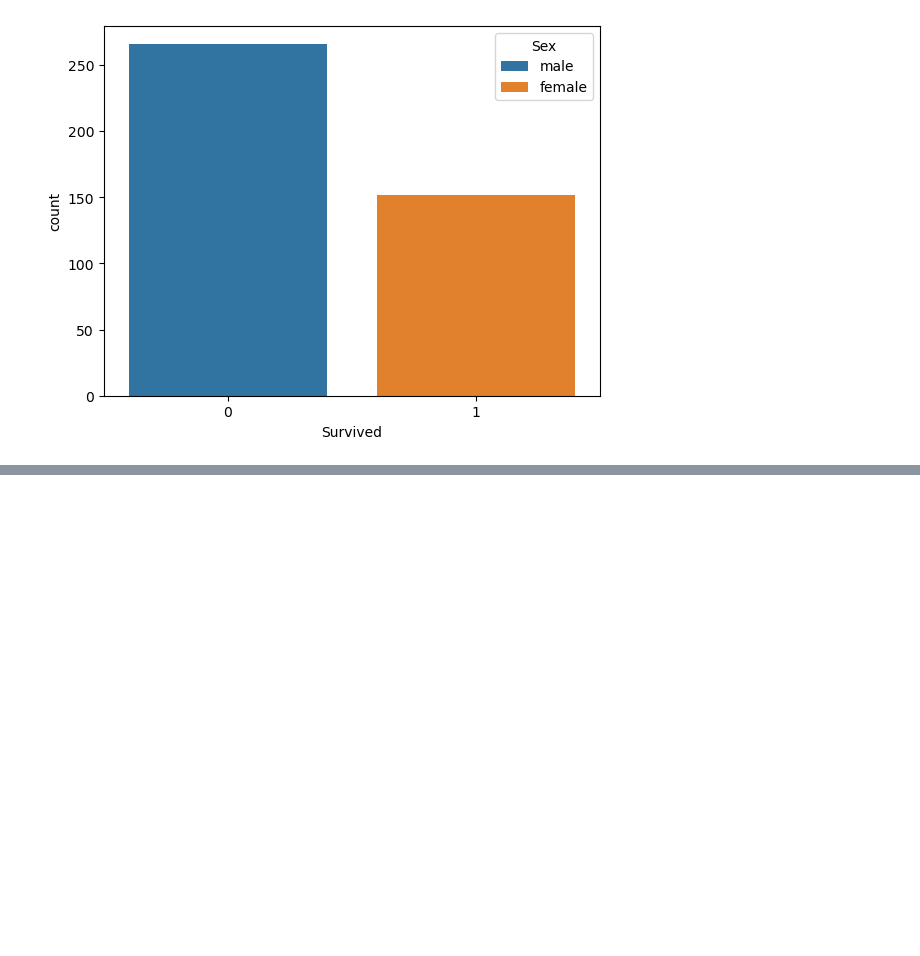
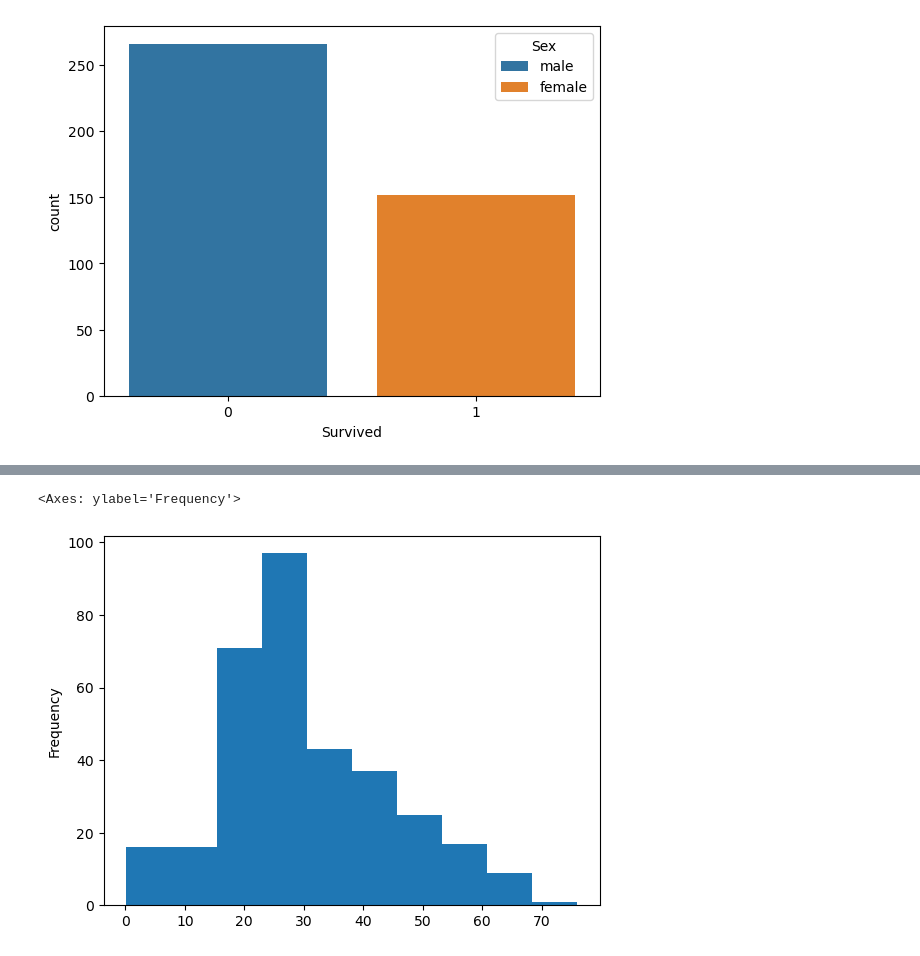
Before and after one commit to simocompsci/MLpractice, a Jupyter notebook: LogisticReg.ipynb, the cells around one changed output, grey strips where cells are left out. Cells and saved outputs as stored; diff of their text form; code cells hidden in the pictures; blank space fills up the shorter version.

```diff
--- a/LogisticReg.ipynb
+++ b/LogisticReg.ipynb
@@ -41,0 +48,5 @@ sns.countplot(x="Survived" , hue="Sex" ,  data=titanic_data)
+# %%
+titanic_data["Age"].plot.hist()
+# %% [output]
+<Axes: ylabel='Frequency'>
+[figure, added]
```
Also changed, not shown: parts of 3 cells of this notebook.
